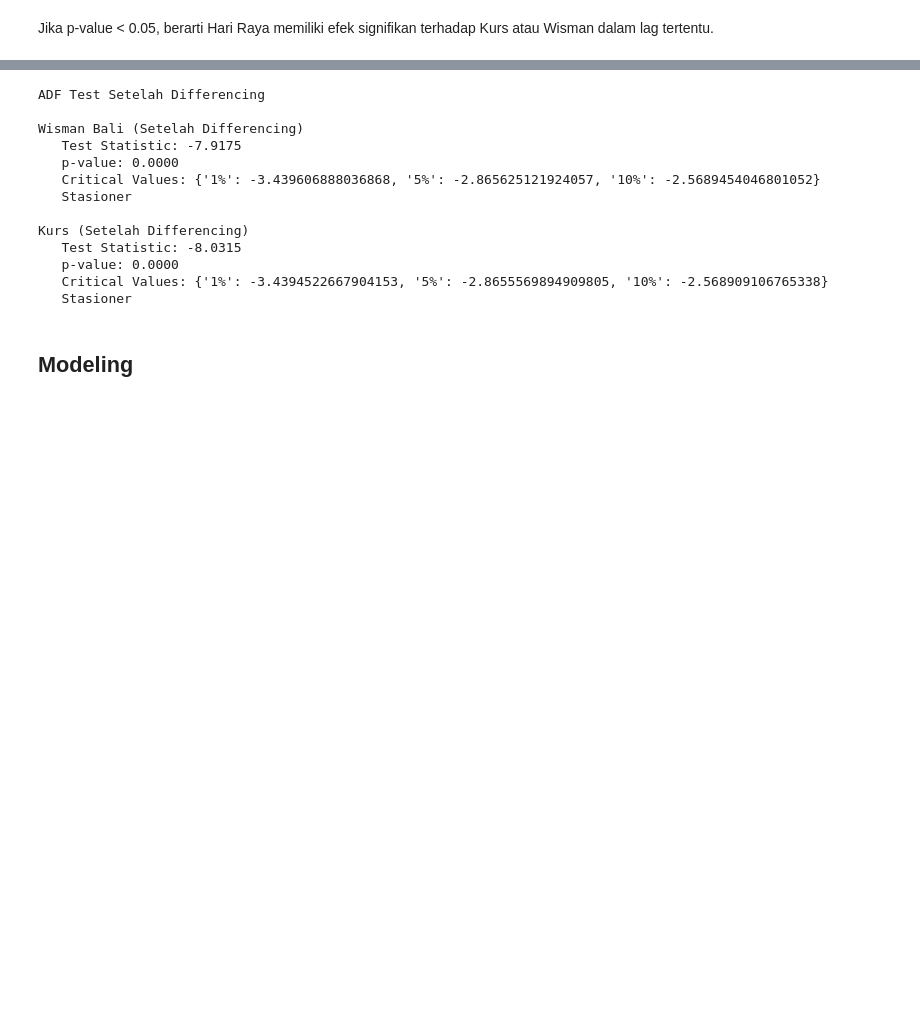
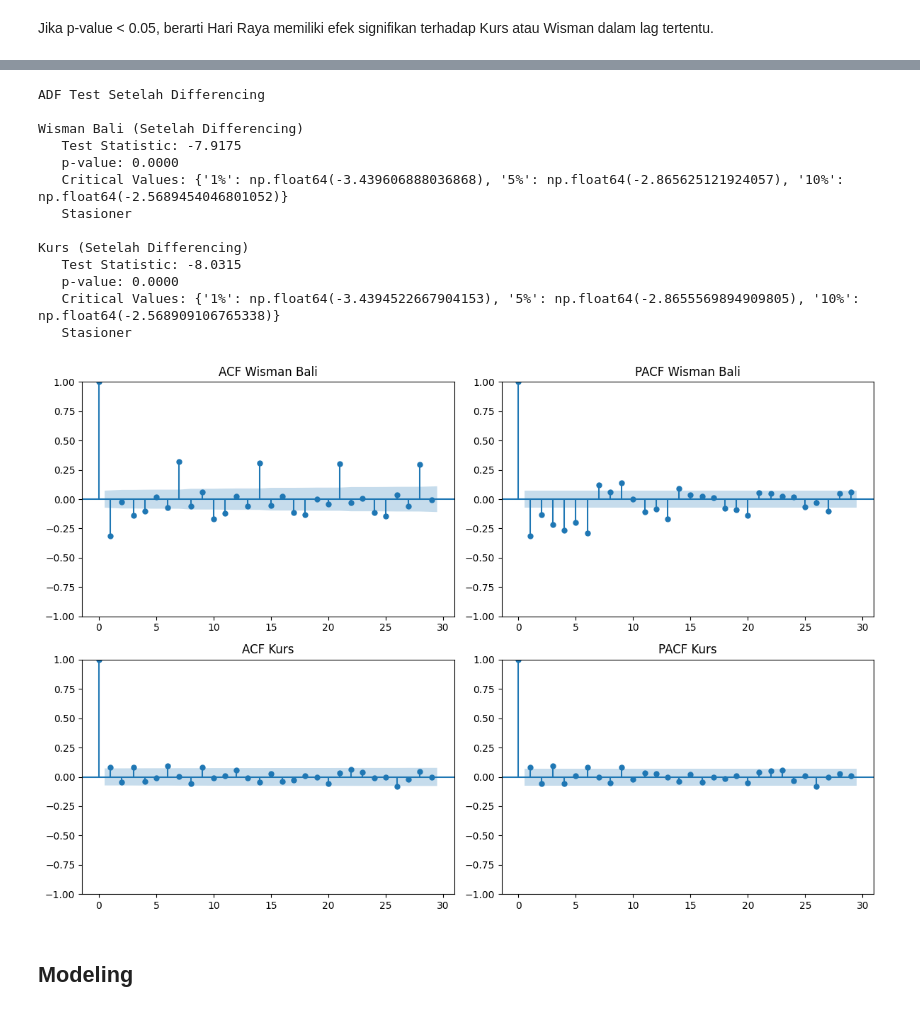
Before and after one commit to gladysadyaz/Hybrid-Method, a Jupyter notebook: Hybrid_VARX_LSTM.ipynb, the cells around one changed output, grey strips where cells are left out. Saved outputs shown, nothing was run; the diff lists cells and outputs as text; code cells hidden in the pictures; blank space fills up the shorter version.

```diff
--- a/Hybrid_VARX_LSTM.ipynb
+++ b/Hybrid_VARX_LSTM.ipynb
@@ -231,33 +285,46 @@ Kurs
 # %%
-# Differencing agar data stasioner
-df_diff = df.diff().dropna()
+endog_vars = ['Kurs', 'Wisman Bali']
+exog_vars = ['Hari Raya']
 
-# Uji stasioneritas setelah differencing
-stationary_wisman_diff, adf_wisman_diff = adf_test(df_diff['Wisman Bali'])
-stationary_kurs_diff, adf_kurs_diff = adf_test(df_diff['Kurs'])
+df_norm_diff = df_norm.copy()
+df_norm_diff[endog_vars] = df_norm[endog_vars].diff().dropna() # Differencing hanya untuk variabel endogen
+df_norm_diff[exog_vars] = df_norm[exog_vars] # Eksogen tetap pakai data aslinya
+df_norm_diff = df_norm_diff.dropna()
 
-# Tampilkan hasil
+stationary_wisman_diff, adf_wisman_diff = adf_test(df_norm_diff['Wisman Bali'])
+stationary_kurs_diff, adf_kurs_diff = adf_test(df_norm_diff['Kurs'])
 print("ADF Test Setelah Differencing")
 for name, result, stationary in zip(["Wisman Bali", "Kurs"], [adf_wisman_diff, adf_kurs_diff], [stationary_wisman_diff, stationary_kurs_diff]):
     print(f"\n{name} (Setelah Differencing)")
     print(f"   Test Statistic: {result['Test Statistic']:.4f}")
     print(f"   p-value: {result['p-value']:.4f}")
     print(f"   Critical Values: {result['Critical Values']}")
     print(f"   {'Stasioner' if stationary else 'Tidak Stasioner'}")
+
+
+fig, axes = plt.subplots(2, 2, figsize=(12, 8))
+plot_acf(df_norm_diff['Wisman Bali'], ax=axes[0, 0], title="ACF Wisman Bali")
+plot_pacf(df_norm_diff['Wisman Bali'], ax=axes[0, 1], title="PACF Wisman Bali")
+plot_acf(df_norm_diff['Kurs'], ax=axes[1, 0], title="ACF Kurs")
+plot_pacf(df_norm_diff['Kurs'], ax=axes[1, 1], title="PACF Kurs")
+
+plt.tight_layout()
+plt.show()
 # %% [output]
 ADF Test Setelah Differencing
 
 Wisman Bali (Setelah Differencing)
    Test Statistic: -7.9175
    p-value: 0.0000
-   Critical Values: {'1%': -3.439606888036868, '5%': -2.865625121924057, '10%': -2.5689454046801052}
+   Critical Values: {'1%': np.float64(-3.439606888036868), '5%': np.float64(-2.865625121924057), '10%': np.float64(-2.5689454046801052)}
    Stasioner
 
 Kurs (Setelah Differencing)
    Test Statistic: -8.0315
    p-value: 0.0000
-   Critical Values: {'1%': -3.4394522667904153, '5%': -2.8655569894909805, '10%': -2.568909106765338}
+   Critical Values: {'1%': np.float64(-3.4394522667904153), '5%': np.float64(-2.8655569894909805), '10%': np.float64(-2.568909106765338)}
    Stasioner
+[figure, added]
 # %% [markdown]
 ## **Modeling**
 # %% [markdown]
```
Also changed, not shown: parts of 36 cells of this notebook.
